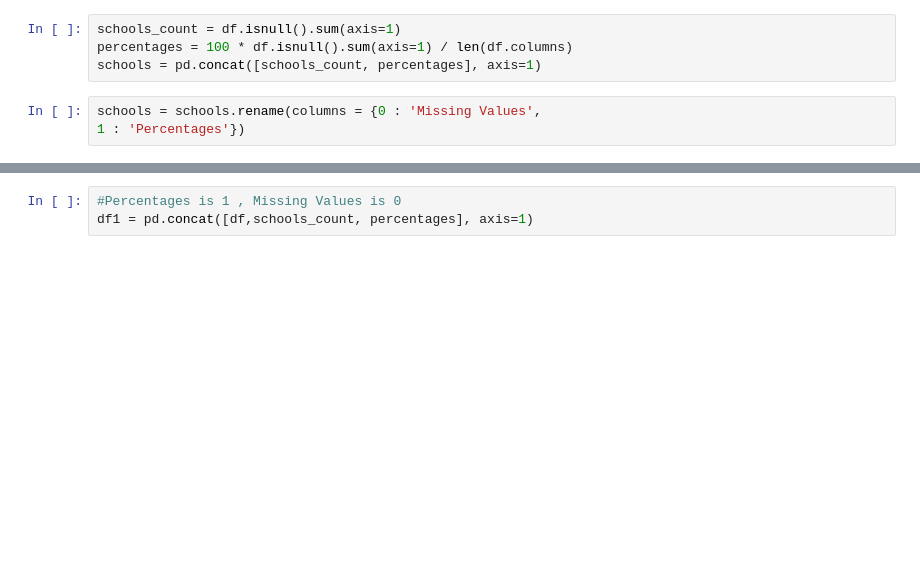
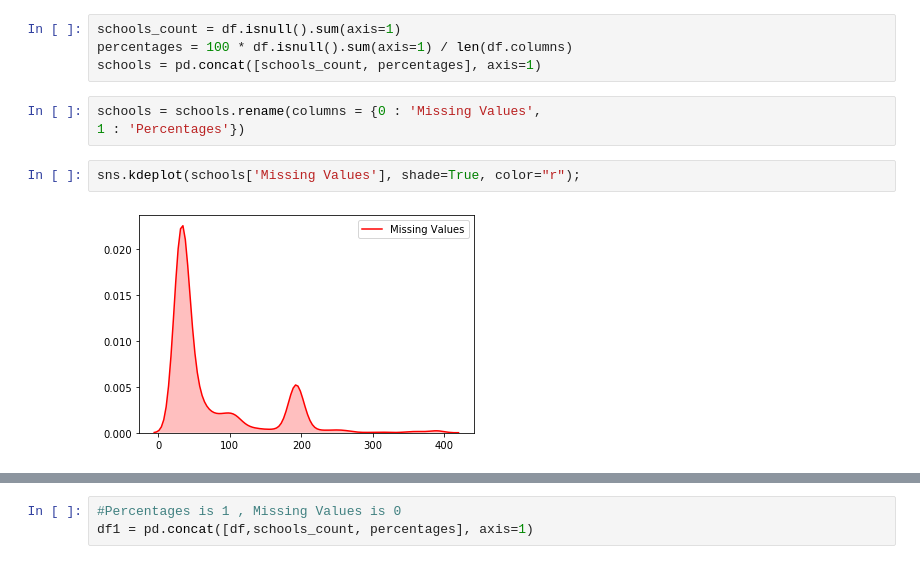
Before and after one commit to georgetown-analytics/Higher-Ed-Closings, a Jupyter notebook: Exploratory Data Analysis/edafinal.ipynb, the cells around one changed output, grey strips where cells are left out. Saved outputs shown, nothing was run; the diff lists cells and outputs as text; blank space fills up the shorter version.

```diff
--- a/Exploratory Data Analysis/edafinal.ipynb
+++ b/Exploratory Data Analysis/edafinal.ipynb
@@ -141,6 +140,10 @@ schools = pd.concat([schools_count, percentages], axis=1)
 # %%
 schools = schools.rename(columns = {0 : 'Missing Values',
 1 : 'Percentages'})
+# %%
+sns.kdeplot(schools['Missing Values'], shade=True, color="r");
+# %% [output]
+[figure, added]
 # %%
 #Instaces Missing more than 50%
 schools = schools[schools.iloc[:,1] > 50].sort_values(
```
Also changed, not shown: parts of 15 cells of this notebook.
